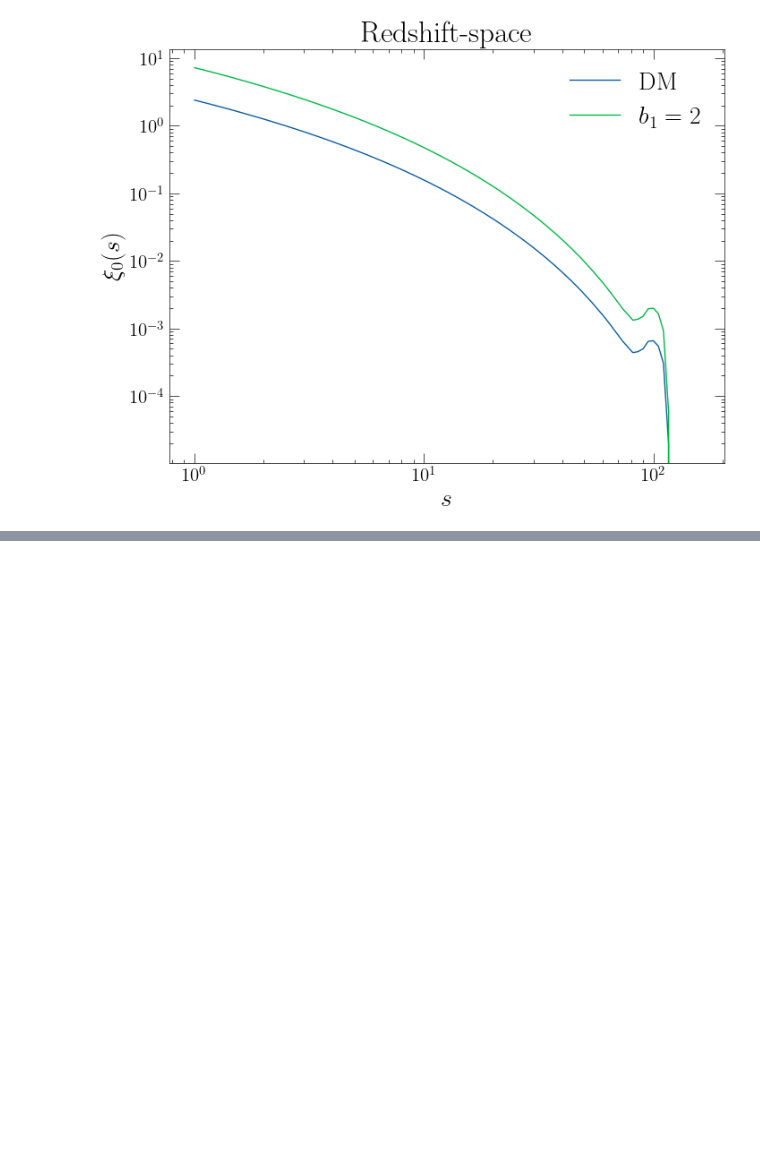
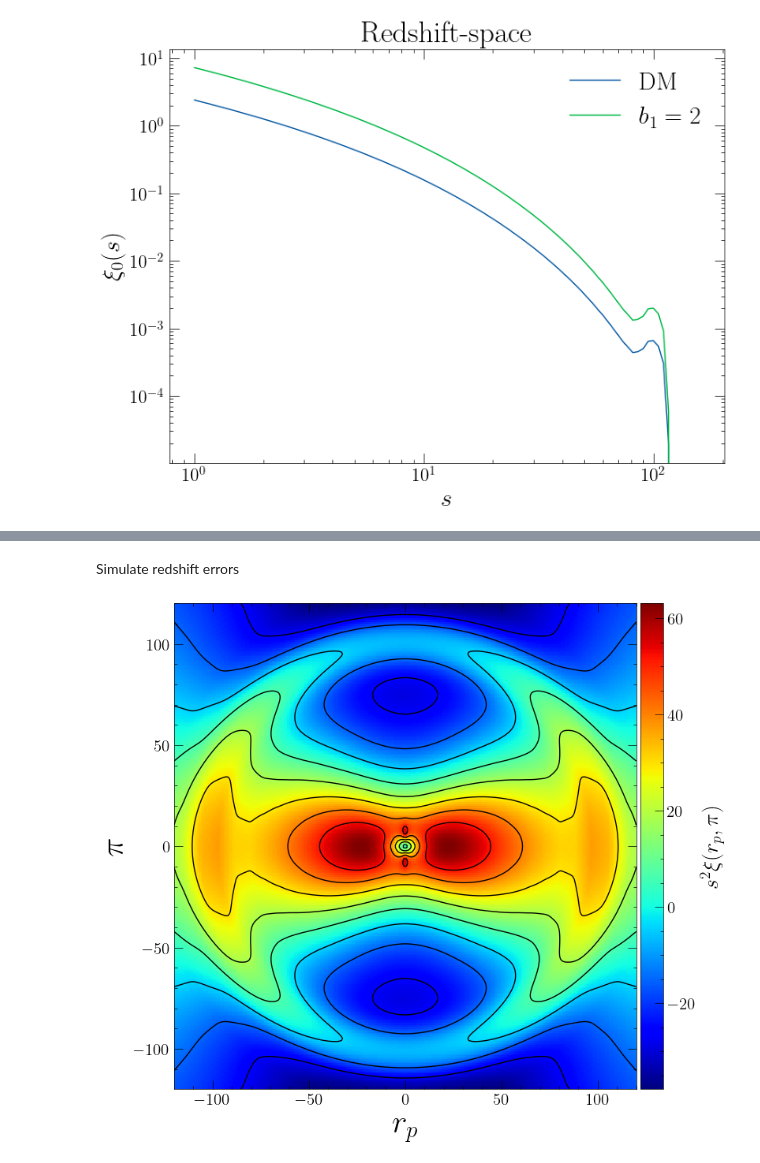
Before and after one commit to gpetter/HaloModelPy, a Jupyter notebook: notebooks/showcase.ipynb, the cells around one changed output, grey strips where cells are left out. Drawn from its saved outputs; the diff is of its cells as text; code cells hidden in the pictures; blank space fills up the shorter version.

```diff
--- a/notebooks/showcase.ipynb
+++ b/notebooks/showcase.ipynb
@@ -160,0 +165,9 @@ plots.plot_2d_corr_func(halomod.get_xi_rp_pi(np.linspace(1., 120, 120), np.linsp
+# %% [markdown]
+Simulate redshift errors
+# %%
+from corrfunc_helper import plots
+rps = np.linspace(1., 120, 120)
+pis = rps
+plots.plot_s2_xi(halomod.get_xi_rp_pi(rps, pis, sigz=0.003), smooth=0, pis=rps, rps=pis)
+# %% [output]
+[figure, added]
```
Also changed, not shown: parts of 5 cells of this notebook.
